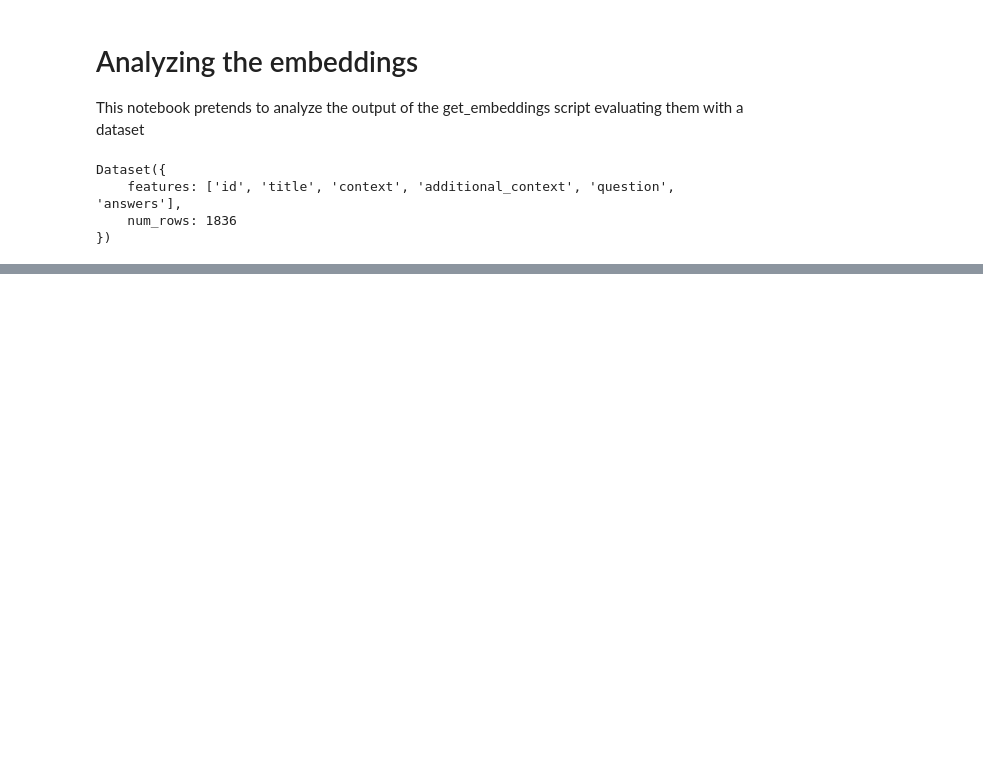
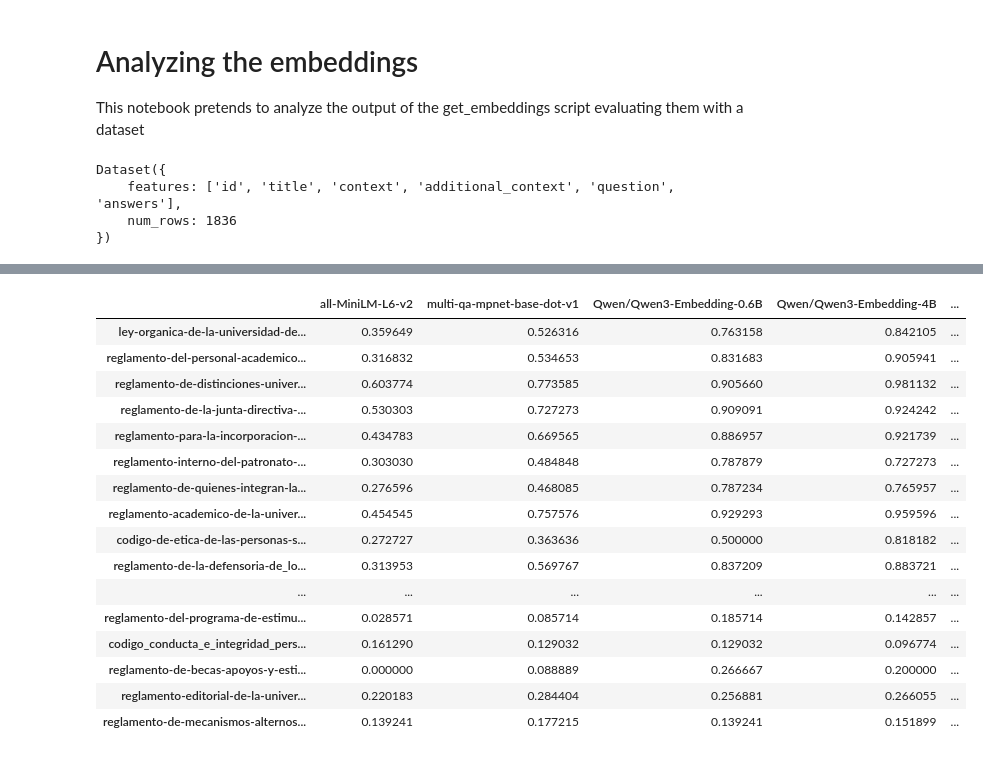
Before and after one commit to Rivert97/normativity-models, a Jupyter notebook: notebooks/full_analysis.ipynb, the cells around one changed output, grey strips where cells are left out. Drawn from its saved outputs; the diff is of its cells as text; code cells hidden in the pictures; blank space fills up the shorter version.

```diff
--- a/notebooks/full_analysis.ipynb
+++ b/notebooks/full_analysis.ipynb
@@ -389,0 +252,34 @@ full_df_metrics.to_csv(metrics_filename, sep=',')
+# %%
+all_models_scores = {}
+all_models_top_k_info = {}
+all_models_full_metrics = []
+all_models_presence_by_file = []
+all_models_metrics_by_file = []
+for model_id in MODELS:
+    print(f"Procesando {model_id}")
+    data, embeddings, questions_embeddings = load_csv_data(os.path.join(DATA_EMBEDDINGS_PATH, model_id), os.path.join(DATASET_EMBEDDINGS_PATH, model_id))
+    questions = find_questions_related_chunks(dataset, questions_embeddings, data, embeddings)
+    scores = get_scores_from_questions_to_answers(questions)
+    top_k_info = get_top_k_scores_info(questions, data, embeddings)
+    presence = get_presence_percentage_in_top_k(questions, top_k_info)
+    precision, recall, f1 = get_f1_metrics_at_k(questions, data, top_k_info)
+
+    full_metrics = pd.DataFrame({'% presence': [presence], 'precision': [precision], 'recall': [recall], 'f1': [f1]}, index=[model_id])
+    full_metrics_filename = os.path.join(RESULTS_DIR, f'mean_metrics_top_{k}.csv')
+    update_csv_data(full_metrics_filename, full_metrics)
+
+    presence_by_file = get_presence_percentage_in_top_k_by_file(questions, top_k_info, data['document_name'].unique(), model_id)
+
+    presence_by_file_filename = os.path.join(RESULTS_DIR, f'presence_top_{k}.csv')
+    update_csv_data(presence_by_file_filename, presence_by_file, axis=1)
+
+    metrics_by_file = get_f1_metrics_at_k_by_file(questions, data, top_k_info, data['document_name'].unique(), model_id)
+
+    metrics_by_file_filename = os.path.join(RESULTS_DIR, f'metrics_top_{k}.csv')
+    update_csv_data(metrics_by_file_filename, metrics_by_file, axis=1)
+
+    all_models_scores[model_id] = scores
+    all_models_top_k_info[model_id] = top_k_info
+    all_models_full_metrics.append(full_metrics)
+    all_models_presence_by_file.append(presence_by_file)
+    all_models_metrics_by_file.append(metrics_by_file)
@@ -389,0 +368,21 @@ full_df_metrics.to_csv(metrics_filename, sep=',')
+# %%
+final_presence_by_file = pd.concat(all_models_presence_by_file, ignore_index=False, axis=1)
+final_presence_by_file
+# %% [output]
+|  | all-MiniLM-L6-v2 | multi-qa-mpnet-base-dot-v1 | Qwen/Qwen3-Embedding-0.6B | Qwen/Qwen3-Embedding-4B | ... |
+| ley-organica-de-la-universidad-de... | 0.359649 | 0.526316 | 0.763158 | 0.842105 | ... |
+| reglamento-del-personal-academico... | 0.316832 | 0.534653 | 0.831683 | 0.905941 | ... |
+| reglamento-de-distinciones-univer... | 0.603774 | 0.773585 | 0.905660 | 0.981132 | ... |
+| reglamento-de-la-junta-directiva-... | 0.530303 | 0.727273 | 0.909091 | 0.924242 | ... |
+| reglamento-para-la-incorporacion-... | 0.434783 | 0.669565 | 0.886957 | 0.921739 | ... |
+| reglamento-interno-del-patronato-... | 0.303030 | 0.484848 | 0.787879 | 0.727273 | ... |
+| reglamento-de-quienes-integran-la... | 0.276596 | 0.468085 | 0.787234 | 0.765957 | ... |
+| reglamento-academico-de-la-univer... | 0.454545 | 0.757576 | 0.929293 | 0.959596 | ... |
+| codigo-de-etica-de-las-personas-s... | 0.272727 | 0.363636 | 0.500000 | 0.818182 | ... |
+| reglamento-de-la-defensoria-de_lo... | 0.313953 | 0.569767 | 0.837209 | 0.883721 | ... |
+| ... | ... | ... | ... | ... | ... |
+| reglamento-del-programa-de-estimu... | 0.028571 | 0.085714 | 0.185714 | 0.142857 | ... |
+| codigo_conducta_e_integridad_pers... | 0.161290 | 0.129032 | 0.129032 | 0.096774 | ... |
+| reglamento-de-becas-apoyos-y-esti... | 0.000000 | 0.088889 | 0.266667 | 0.200000 | ... |
+| reglamento-editorial-de-la-univer... | 0.220183 | 0.284404 | 0.256881 | 0.266055 | ... |
+| reglamento-de-mecanismos-alternos... | 0.139241 | 0.177215 | 0.139241 | 0.151899 | ... |
```
Also changed, not shown: parts of 29 cells of this notebook.
